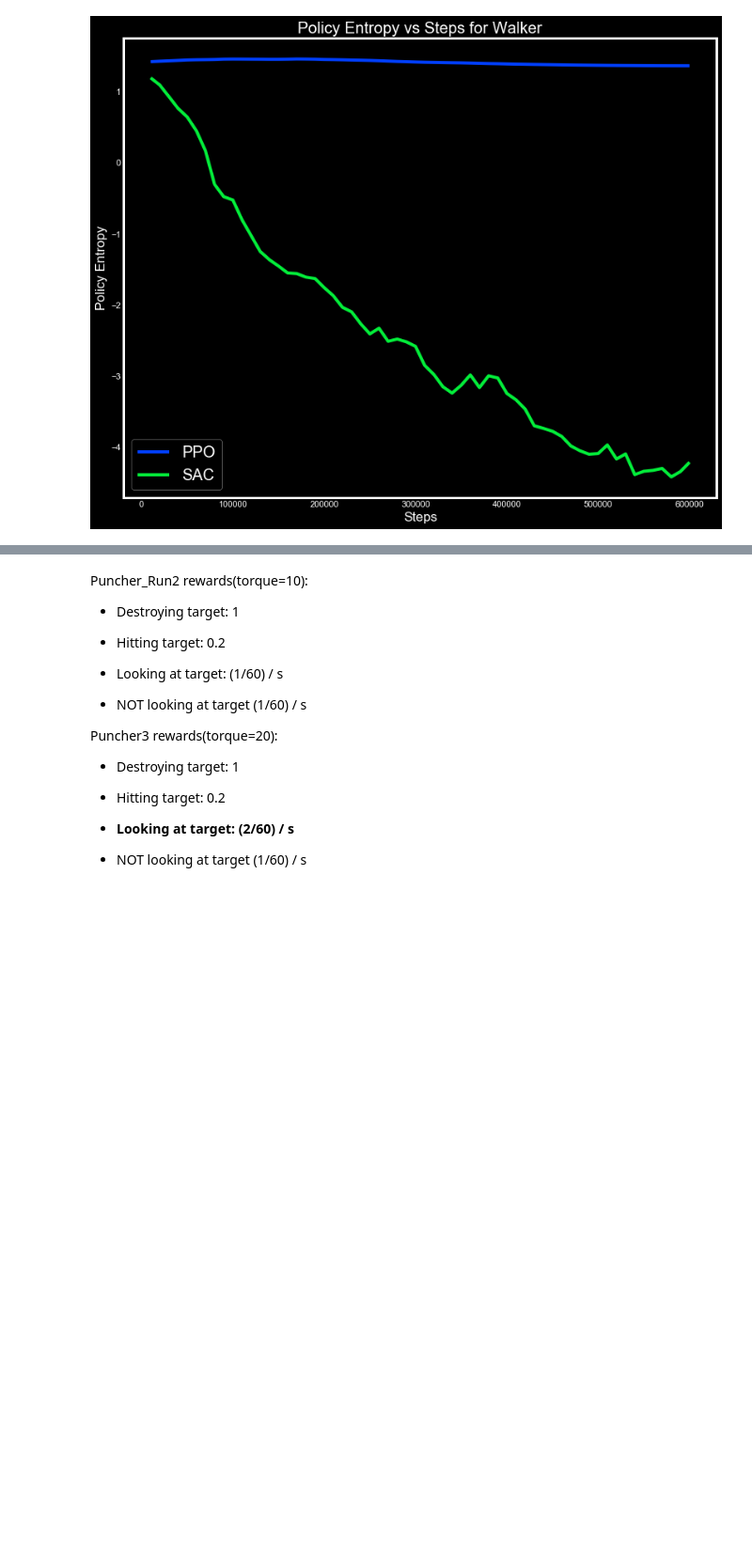
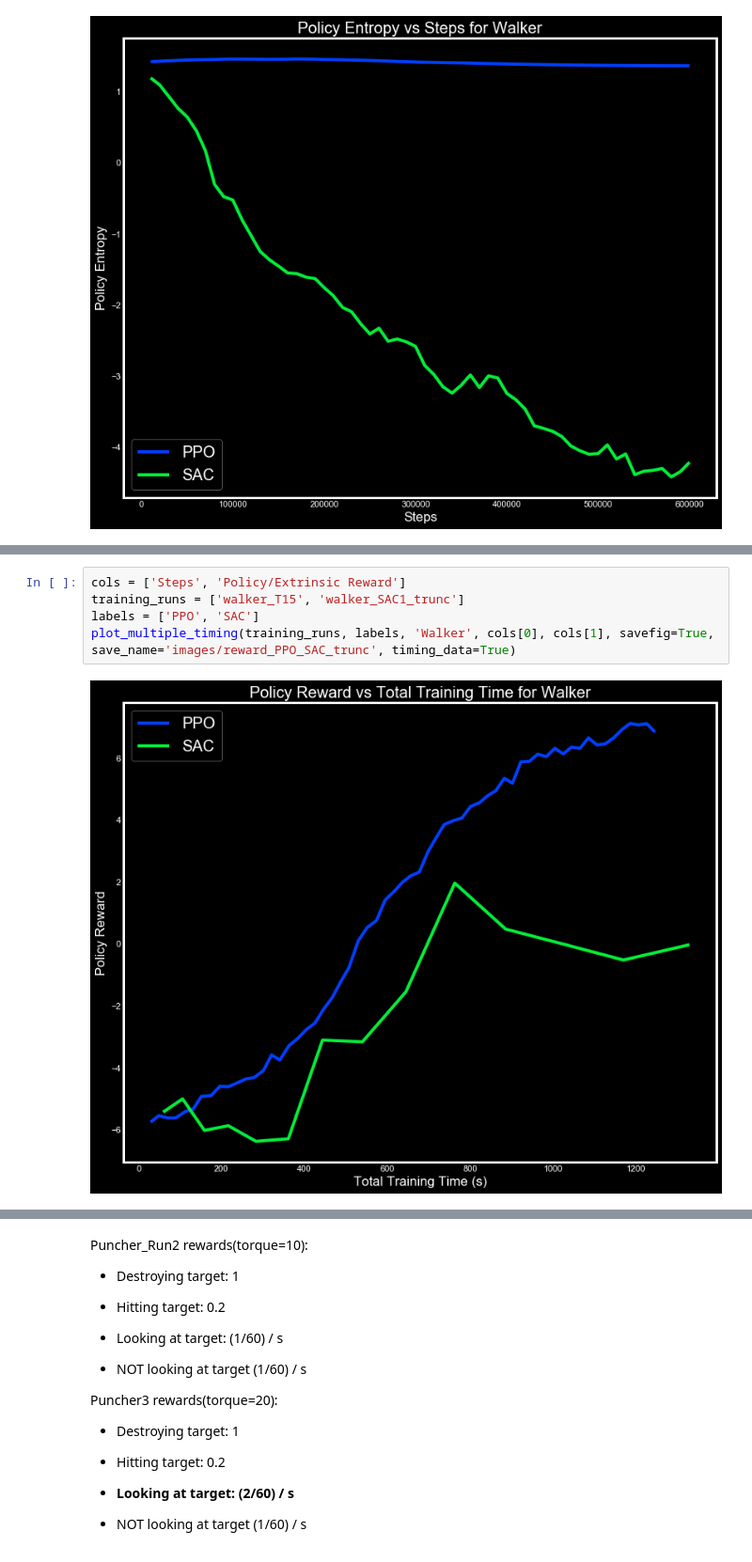
Before and after one commit to rasbot/9_to_5_Smash_It_AI, a Jupyter notebook: Data_Analysis.ipynb, the cells around one changed output, grey strips where cells are left out. Shown at 94% size. Saved outputs shown, nothing was run; the diff lists cells and outputs as text; blank space fills up the shorter version.

```diff
--- a/Data_Analysis.ipynb
+++ b/Data_Analysis.ipynb
@@ -271,0 +288,7 @@ plot_multiple(training_runs, labels, 'Walker', cols[0], cols[1], savefig=True, s
+# %%
+cols = ['Steps', 'Policy/Extrinsic Reward']
+training_runs = ['walker_T15', 'walker_SAC1_trunc']
+labels = ['PPO', 'SAC']
+plot_multiple_timing(training_runs, labels, 'Walker', cols[0], cols[1], savefig=True, save_name='images/reward_PPO_SAC_trunc', timing_data=True)
+# %% [output]
+[figure, added]
```
Also changed, not shown: parts of 4 cells of this notebook.
